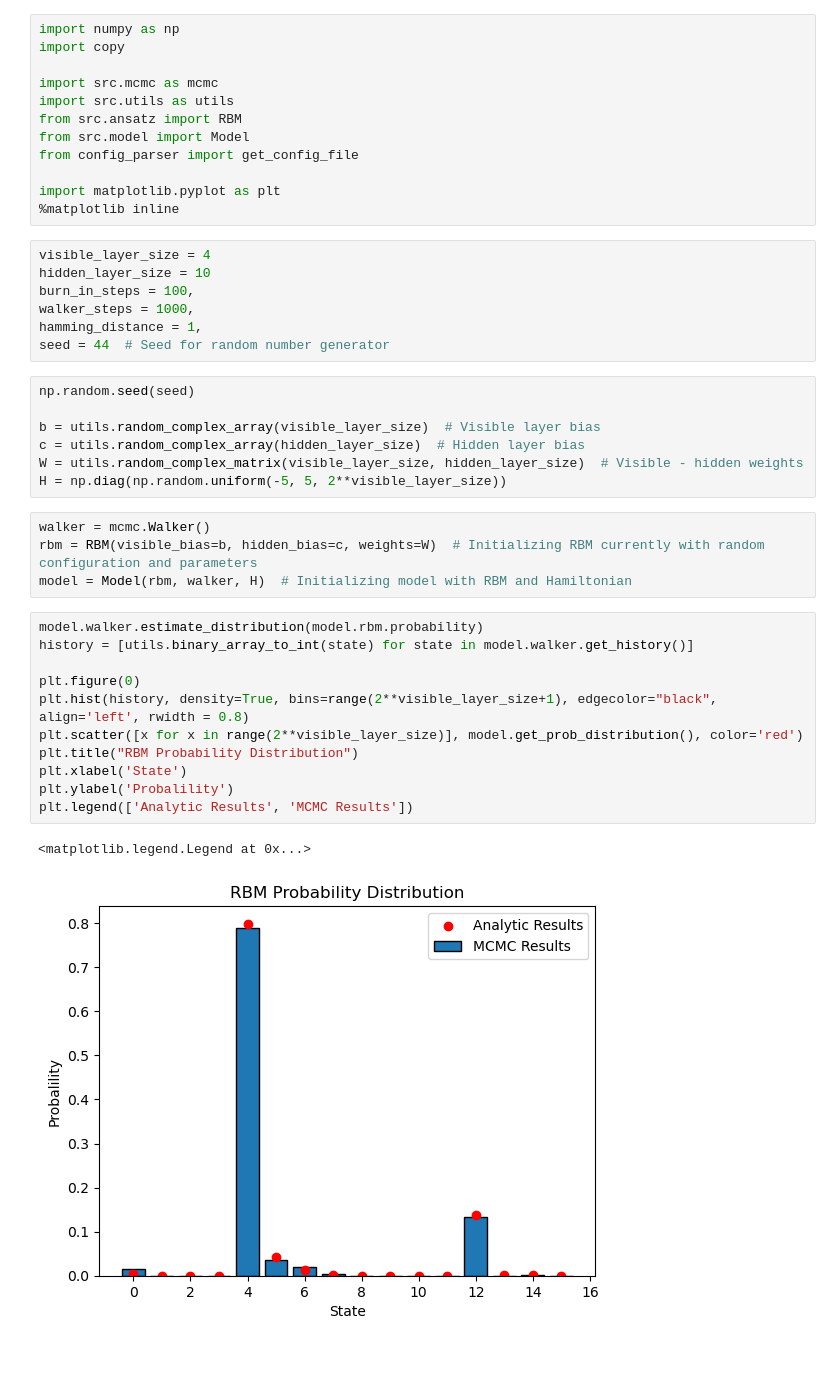
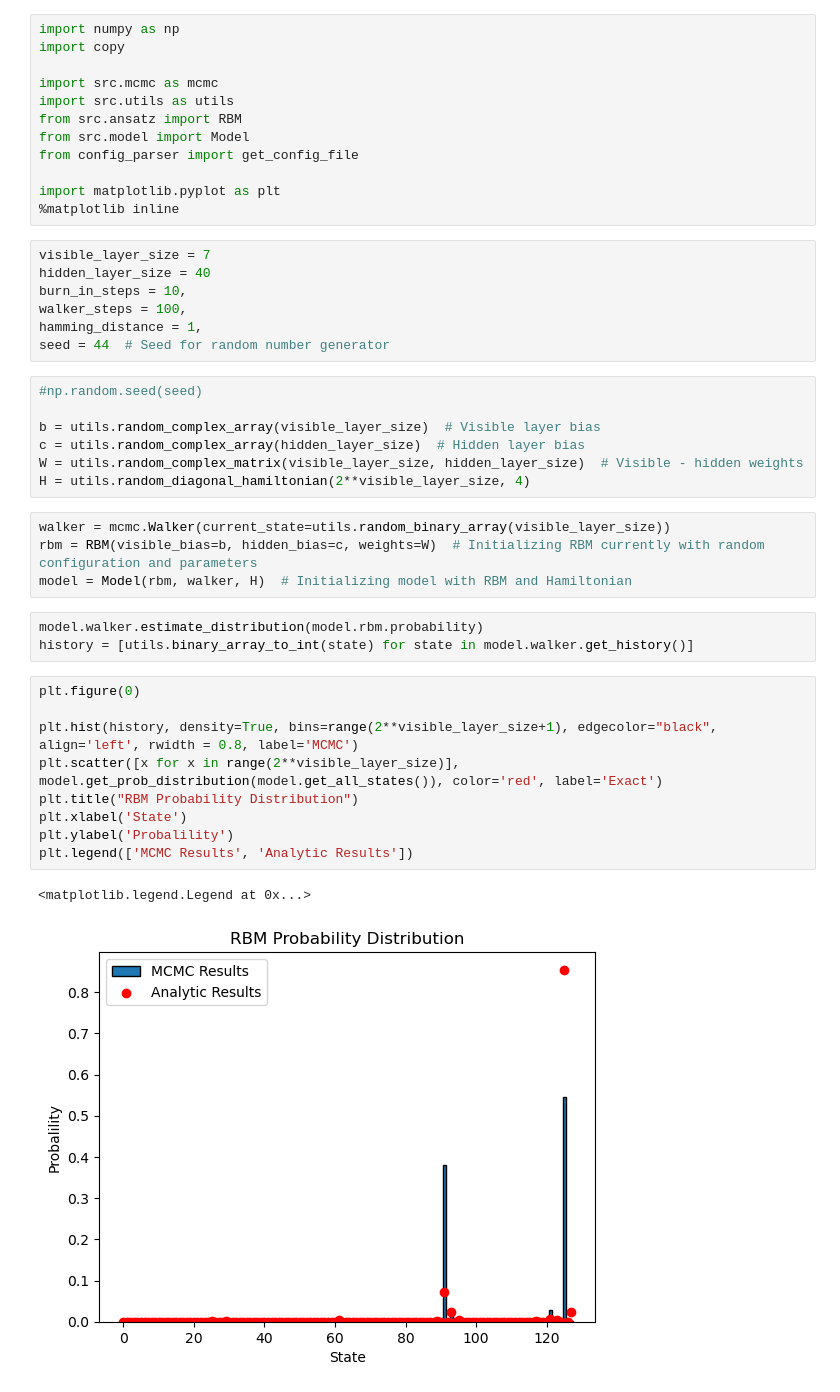
Before and after one commit to Overskott/Neural-quantum-states-from-a-computational-perspective, a Jupyter notebook: notebooks/mcmc_acc_plot.ipynb, the cells around one changed output. Saved outputs shown, nothing was run; the diff lists cells and outputs as text; blank space fills up the shorter version.

```diff
--- a/notebooks/mcmc_acc_plot.ipynb
+++ b/notebooks/mcmc_acc_plot.ipynb
@@ -20,34 +20,35 @@ from config_parser import get_config_file
 import matplotlib.pyplot as plt
 %matplotlib inline
 # %%
-visible_layer_size = 4
-hidden_layer_size = 10
-burn_in_steps = 100,
-walker_steps = 1000,
+visible_layer_size = 7
+hidden_layer_size = 40
+burn_in_steps = 10,
+walker_steps = 100,
 hamming_distance = 1,
 seed = 44  # Seed for random number generator
 # %%
-np.random.seed(seed)
+#np.random.seed(seed)
 
 b = utils.random_complex_array(visible_layer_size)  # Visible layer bias
 c = utils.random_complex_array(hidden_layer_size)  # Hidden layer bias
 W = utils.random_complex_matrix(visible_layer_size, hidden_layer_size)  # Visible - hidden weights
-H = np.diag(np.random.uniform(-5, 5, 2**visible_layer_size))
+H = utils.random_diagonal_hamiltonian(2**visible_layer_size, 4)
 # %%
-walker = mcmc.Walker()
+walker = mcmc.Walker(current_state=utils.random_binary_array(visible_layer_size))
 rbm = RBM(visible_bias=b, hidden_bias=c, weights=W)  # Initializing RBM currently with random configuration and parameters
 model = Model(rbm, walker, H)  # Initializing model with RBM and Hamiltonian
 # %%
 model.walker.estimate_distribution(model.rbm.probability)
 history = [utils.binary_array_to_int(state) for state in model.walker.get_history()]
-
-plt.figure(0)
-plt.hist(history, density=True, bins=range(2**visible_layer_size+1), edgecolor="black", align='left', rwidth = 0.8)
-plt.scatter([x for x in range(2**visible_layer_size)], model.get_prob_distribution(), color='red')
-plt.title("RBM Probability Distribution")
-plt.xlabel('State')
-plt.ylabel('Probalility')
-plt.legend(['Analytic Results', 'MCMC Results'])
-# %% [output]
-<matplotlib.legend.Legend at 0x...>
-[figure, removed]
+# %%
+plt.figure(0)
+
+plt.hist(history, density=True, bins=range(2**visible_layer_size+1), edgecolor="black", align='left', rwidth = 0.8, label='MCMC')
+plt.scatter([x for x in range(2**visible_layer_size)], model.get_prob_distribution(model.get_all_states()), color='red', label='Exact')
+plt.title("RBM Probability Distribution")
+plt.xlabel('State')
+plt.ylabel('Probalility')
+plt.legend(['MCMC Results', 'Analytic Results'])
+# %% [output]
+<matplotlib.legend.Legend at 0x...>
+[figure, added]
```
Also changed, not shown: 8 other files.
